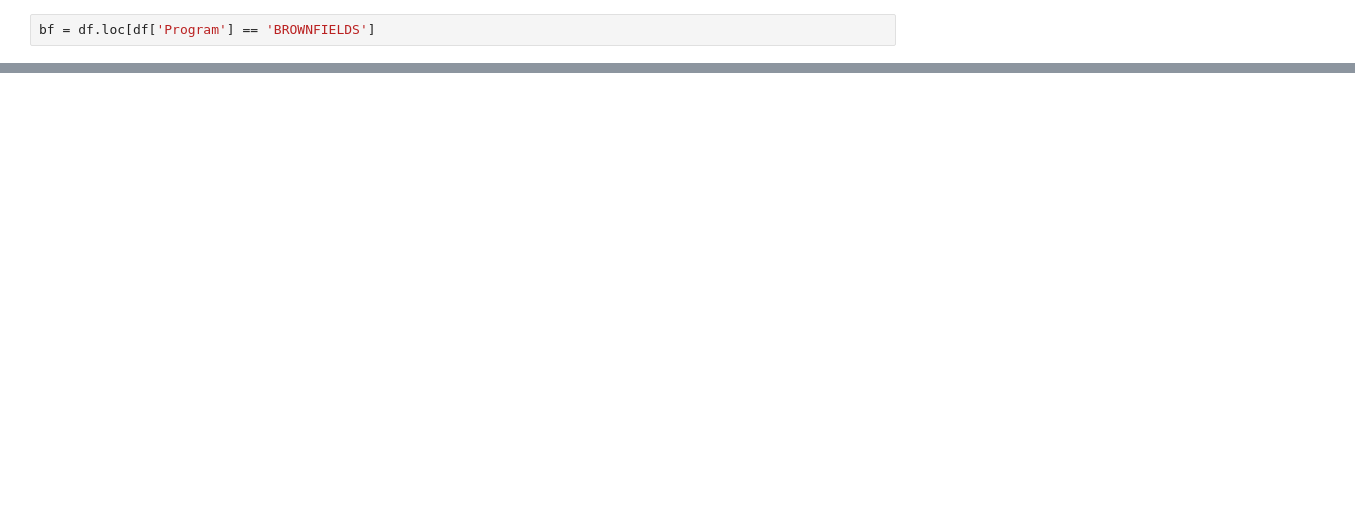
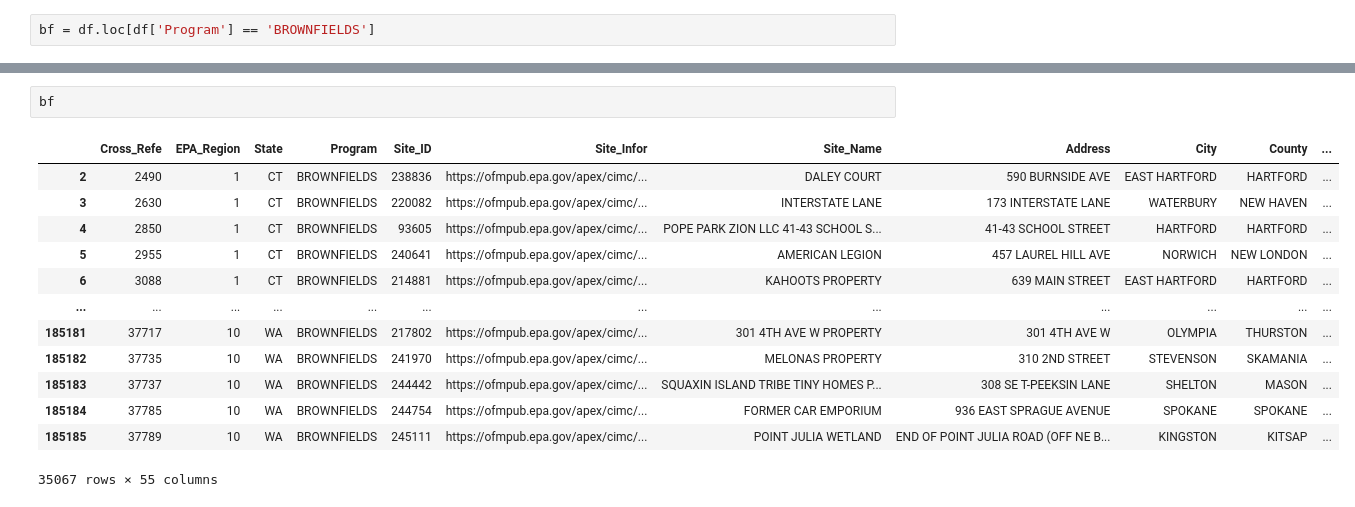
Before and after one commit to iven-yao/wonderland, a Jupyter notebook: wonderland.ipynb, the cells around one changed output, grey strips where cells are left out. Drawn from its saved outputs; the diff is of its cells as text; blank space fills up the shorter version.

```diff
--- a/wonderland.ipynb
+++ b/wonderland.ipynb
@@ -12,0 +88,16 @@ print(bf_area)
+# %%
+bf
+# %% [output]
+|  | Cross_Refe | EPA_Region | State | Program | Site_ID | Site_Infor | Site_Name | Address | City | County | ... |
+| 2 | 2490 | 1 | CT | BROWNFIELDS | 238836 | https://ofmpub.epa.gov/apex/cimc/... | DALEY COURT | 590 BURNSIDE AVE | EAST HARTFORD | HARTFORD | ... |
+| 3 | 2630 | 1 | CT | BROWNFIELDS | 220082 | https://ofmpub.epa.gov/apex/cimc/... | INTERSTATE LANE | 173 INTERSTATE LANE | WATERBURY | NEW HAVEN | ... |
+| 4 | 2850 | 1 | CT | BROWNFIELDS | 93605 | https://ofmpub.epa.gov/apex/cimc/... | POPE PARK ZION LLC 41-43 SCHOOL S... | 41-43 SCHOOL STREET | HARTFORD | HARTFORD | ... |
+| 5 | 2955 | 1 | CT | BROWNFIELDS | 240641 | https://ofmpub.epa.gov/apex/cimc/... | AMERICAN LEGION | 457 LAUREL HILL AVE | NORWICH | NEW LONDON | ... |
+| 6 | 3088 | 1 | CT | BROWNFIELDS | 214881 | https://ofmpub.epa.gov/apex/cimc/... | KAHOOTS PROPERTY | 639 MAIN STREET | EAST HARTFORD | HARTFORD | ... |
+| ... | ... | ... | ... | ... | ... | ... | ... | ... | ... | ... | ... |
+| 185181 | 37717 | 10 | WA | BROWNFIELDS | 217802 | https://ofmpub.epa.gov/apex/cimc/... | 301 4TH AVE W PROPERTY | 301 4TH AVE W | OLYMPIA | THURSTON | ... |
+| 185182 | 37735 | 10 | WA | BROWNFIELDS | 241970 | https://ofmpub.epa.gov/apex/cimc/... | MELONAS PROPERTY | 310 2ND STREET | STEVENSON | SKAMANIA | ... |
+| 185183 | 37737 | 10 | WA | BROWNFIELDS | 244442 | https://ofmpub.epa.gov/apex/cimc/... | SQUAXIN ISLAND TRIBE TINY HOMES P... | 308 SE T-PEEKSIN LANE | SHELTON | MASON | ... |
+| 185184 | 37785 | 10 | WA | BROWNFIELDS | 244754 | https://ofmpub.epa.gov/apex/cimc/... | FORMER CAR EMPORIUM | 936 EAST SPRAGUE AVENUE | SPOKANE | SPOKANE | ... |
+| 185185 | 37789 | 10 | WA | BROWNFIELDS | 245111 | https://ofmpub.epa.gov/apex/cimc/... | POINT JULIA WETLAND | END OF POINT JULIA ROAD (OFF NE B... | KINGSTON | KITSAP | ... |
+35067 rows × 55 columns
```
Also changed, not shown: parts of 47 cells of this notebook, 8 other files.
